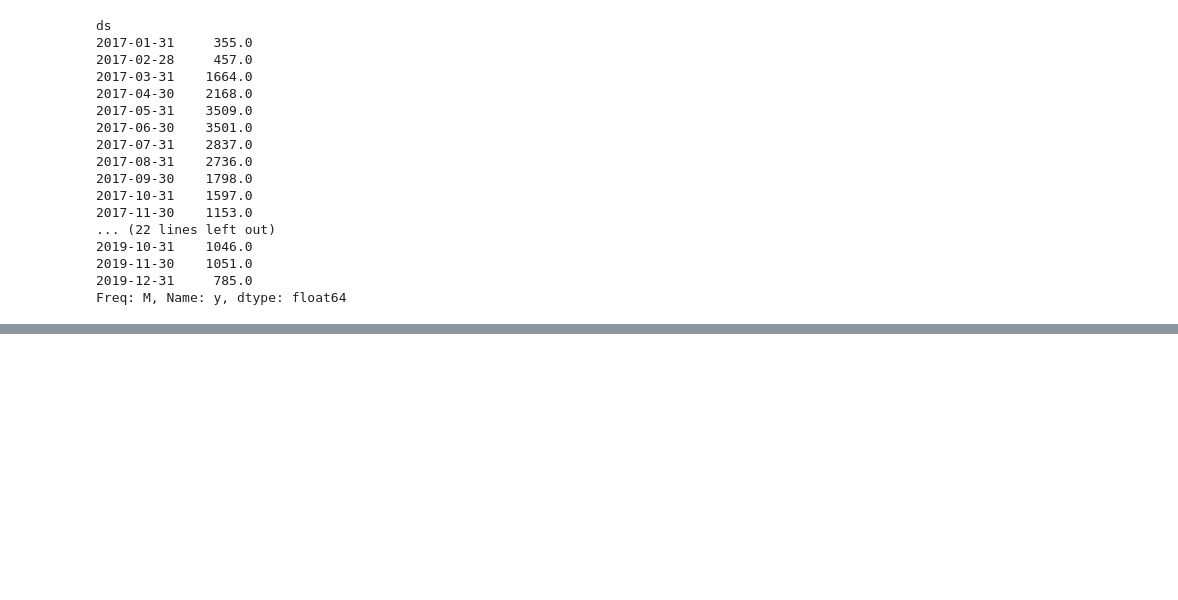
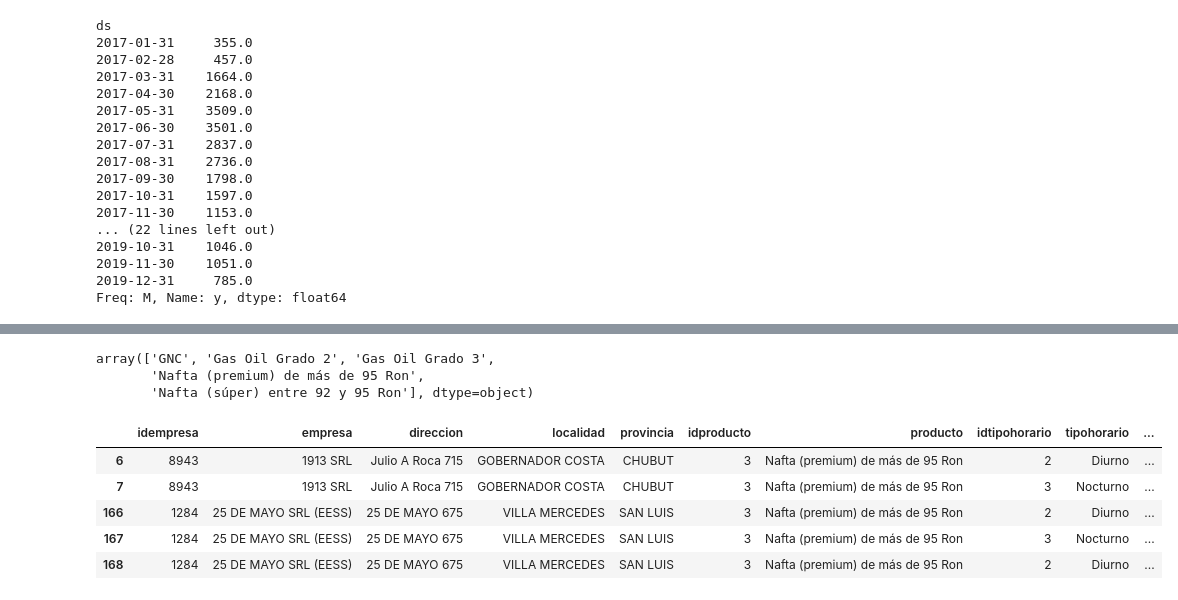
Before and after one commit to coldwhitewinters/LV, a Jupyter notebook: notebooks/tbats.ipynb, the cells around one changed output, grey strips where cells are left out. Cells and saved outputs as stored; diff of their text form; code cells hidden in the pictures; blank space fills up the shorter version.

```diff
--- a/notebooks/tbats.ipynb
+++ b/notebooks/tbats.ipynb
@@ -210,0 +223,2 @@ Freq: M, Name: y, dtype: float64
+# %%
+data = pd.read_csv("./precios-historicos.csv")
@@ -210,0 +245,6 @@ Freq: M, Name: y, dtype: float64
+# %%
+data.producto.unique()
+# %% [output]
+array(['GNC', 'Gas Oil Grado 2', 'Gas Oil Grado 3',
+       'Nafta (premium) de más de 95 Ron',
+       'Nafta (súper) entre 92 y 95 Ron'], dtype=object)
@@ -210,0 +253,9 @@ Freq: M, Name: y, dtype: float64
+# %%
+df.head()
+# %% [output]
+|  | idempresa | empresa | direccion | localidad | provincia | idproducto | producto | idtipohorario | tipohorario | ... |
+| 6 | 8943 | 1913 SRL | Julio A Roca 715 | GOBERNADOR COSTA | CHUBUT | 3 | Nafta (premium) de más de 95 Ron | 2 | Diurno | ... |
+| 7 | 8943 | 1913 SRL | Julio A Roca 715 | GOBERNADOR COSTA | CHUBUT | 3 | Nafta (premium) de más de 95 Ron | 3 | Nocturno | ... |
+| 166 | 1284 | 25 DE MAYO SRL (EESS) | 25 DE MAYO 675 | VILLA MERCEDES | SAN LUIS | 3 | Nafta (premium) de más de 95 Ron | 2 | Diurno | ... |
+| 167 | 1284 | 25 DE MAYO SRL (EESS) | 25 DE MAYO 675 | VILLA MERCEDES | SAN LUIS | 3 | Nafta (premium) de más de 95 Ron | 3 | Nocturno | ... |
+| 168 | 1284 | 25 DE MAYO SRL (EESS) | 25 DE MAYO 675 | VILLA MERCEDES | SAN LUIS | 3 | Nafta (premium) de más de 95 Ron | 2 | Diurno | ... |
```
Also changed, not shown: parts of 13 cells of this notebook, 3 other files.
